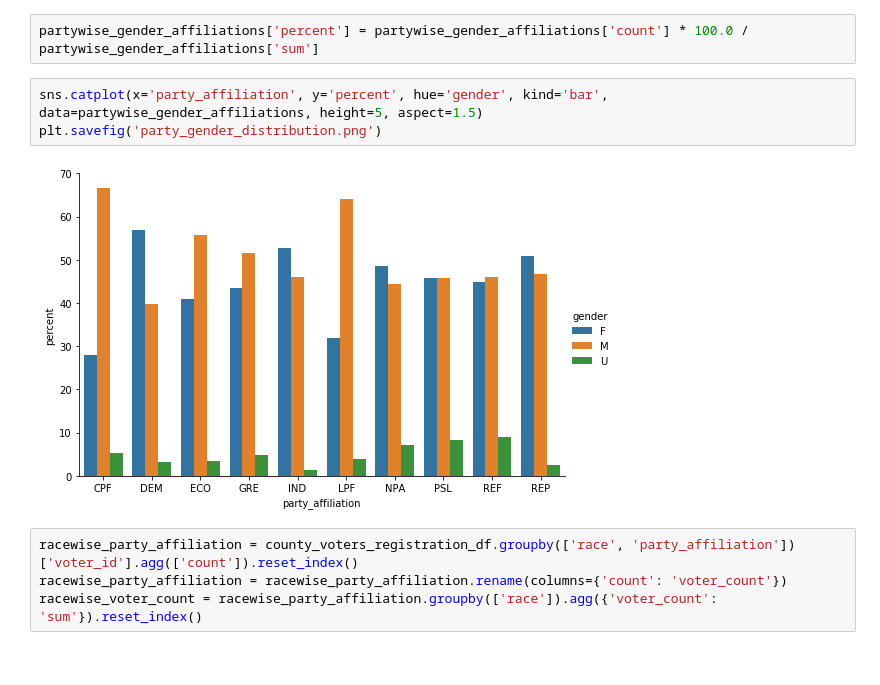
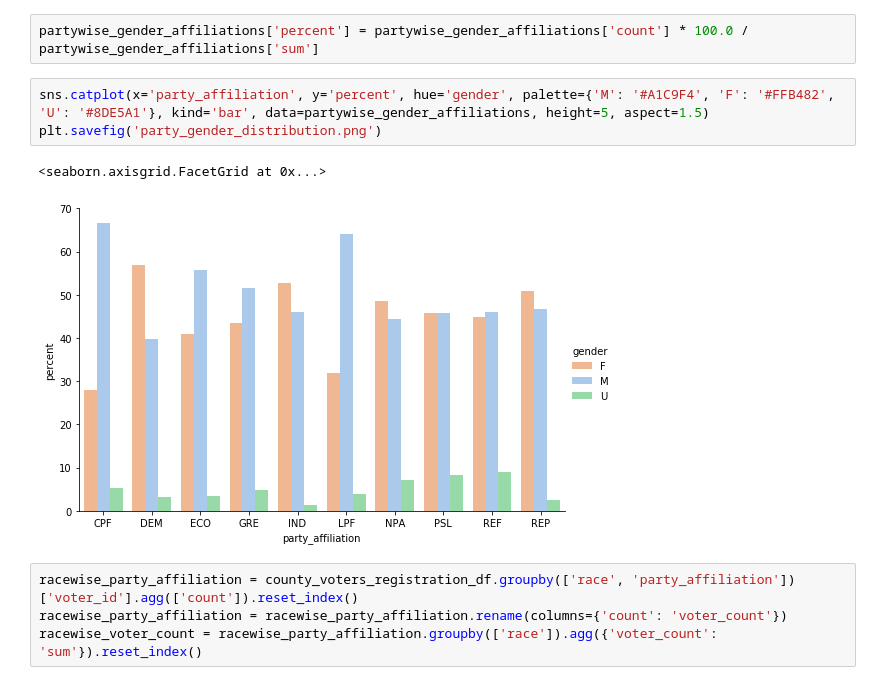
Before and after one commit to ParasAvkirkar/PoliticalPolarizationAndMarriage, a Jupyter notebook: analysis.ipynb, the cells around one changed output. Drawn from its saved outputs; the diff is of its cells as text.

Commit message:
Updated plot for party_gender_distribution.png

```diff
--- a/analysis.ipynb
+++ b/analysis.ipynb
@@ -172,10 +172,11 @@ partywise_gender_affiliations = pd.merge(partywise_gender_affiliations, partywis
 # %%
 partywise_gender_affiliations['percent'] = partywise_gender_affiliations['count'] * 100.0 / partywise_gender_affiliations['sum']
 # %%
-sns.catplot(x='party_affiliation', y='percent', hue='gender', kind='bar', data=partywise_gender_affiliations, height=5, aspect=1.5)
+sns.catplot(x='party_affiliation', y='percent', hue='gender', palette={'M': '#A1C9F4', 'F': '#FFB482', 'U': '#8DE5A1'}, kind='bar', data=partywise_gender_affiliations, height=5, aspect=1.5)
 plt.savefig('party_gender_distribution.png')
 # %% [output]
+<seaborn.axisgrid.FacetGrid at 0x...>
-[figure, old version]
+[figure, new version]
 # %%
 racewise_party_affiliation = county_voters_registration_df.groupby(['race', 'party_affiliation'])['voter_id'].agg(['count']).reset_index()
 racewise_party_affiliation = racewise_party_affiliation.rename(columns={'count': 'voter_count'})
```
Also changed, not shown: 1 other file.
